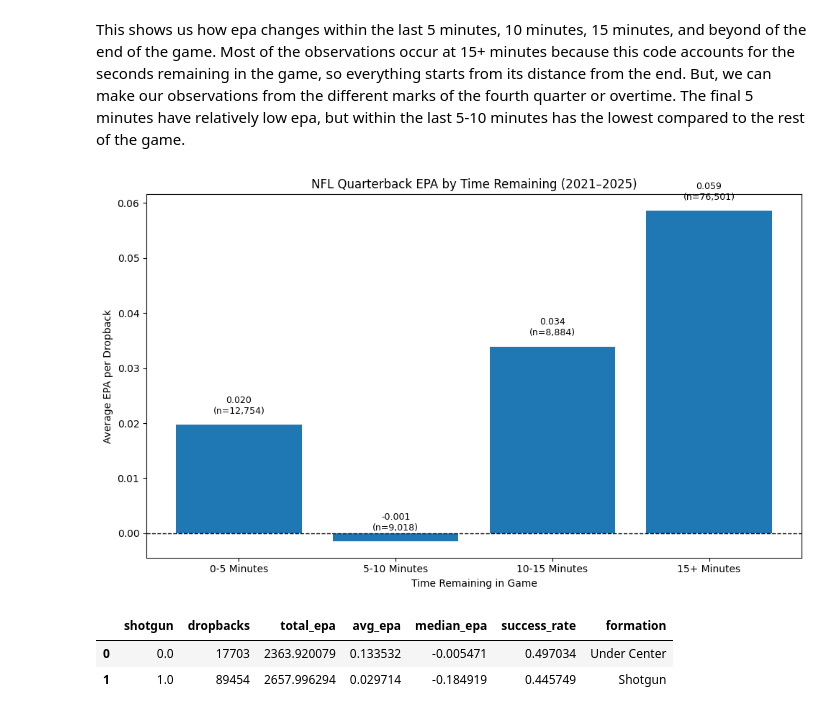
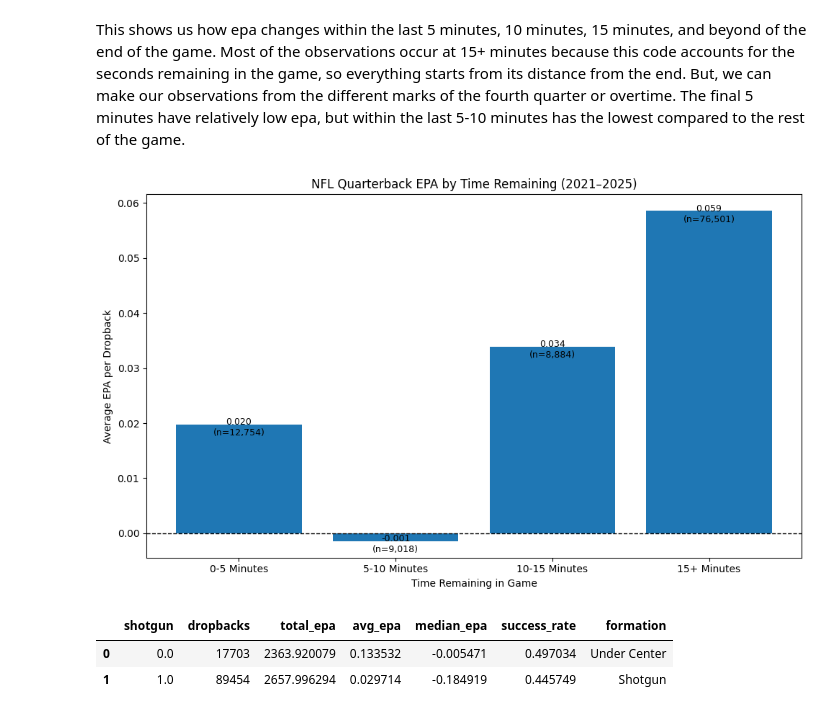
Before and after one commit to KyleRed16/QB-EPA-Analysis, a Jupyter notebook: Quarterback_EPA_Analysis.ipynb, the cells around one changed output. Drawn from its saved outputs; the diff is of its cells as text; code cells hidden in the pictures.

```diff
--- a/Quarterback_EPA_Analysis.ipynb
+++ b/Quarterback_EPA_Analysis.ipynb
@@ -1367,7 +1367,7 @@ plt.ylabel("Average EPA per Dropback")
 for i, row in enumerate(regulation_quarters.itertuples()):
     plt.text(
         i,
-        row.avg_epa + 0.002,
+        row.avg_epa - 0.008,
         f"{row.avg_epa:.3f}\n(n={row.dropbacks:,})",
         ha="center",
         fontsize=9
@@ -1415,30 +1415,30 @@ This shows us how epa changes within the last 5 minutes, 10 minutes, 15 minutes,
 # %%
 plt.figure(figsize=(10, 6))
 
 plt.bar(
     time_analysis["time_category"].astype(str),
     time_analysis["avg_epa"]
 )
 
 plt.axhline(0, linestyle="--", linewidth=1, color="black")
 
 plt.title("NFL Quarterback EPA by Time Remaining (2021–2025)")
 plt.xlabel("Time Remaining in Game")
 plt.ylabel("Average EPA per Dropback")
 
 for i, row in time_analysis.iterrows():
     plt.text(
         i,
-        row["avg_epa"] + 0.002,
+        row["avg_epa"] - 0.002,
         f'{row["avg_epa"]:.3f}\n(n={row["dropbacks"]:,})',
         ha="center",
         fontsize=9
     )
 
 plt.tight_layout()
 plt.show()
 # %% [output]
-[figure, old version]
+[figure, new version]
 # %%
 dropbacks["shotgun"].value_counts(dropna=False)
 
```
Also changed, not shown: parts of 50 cells of this notebook.
